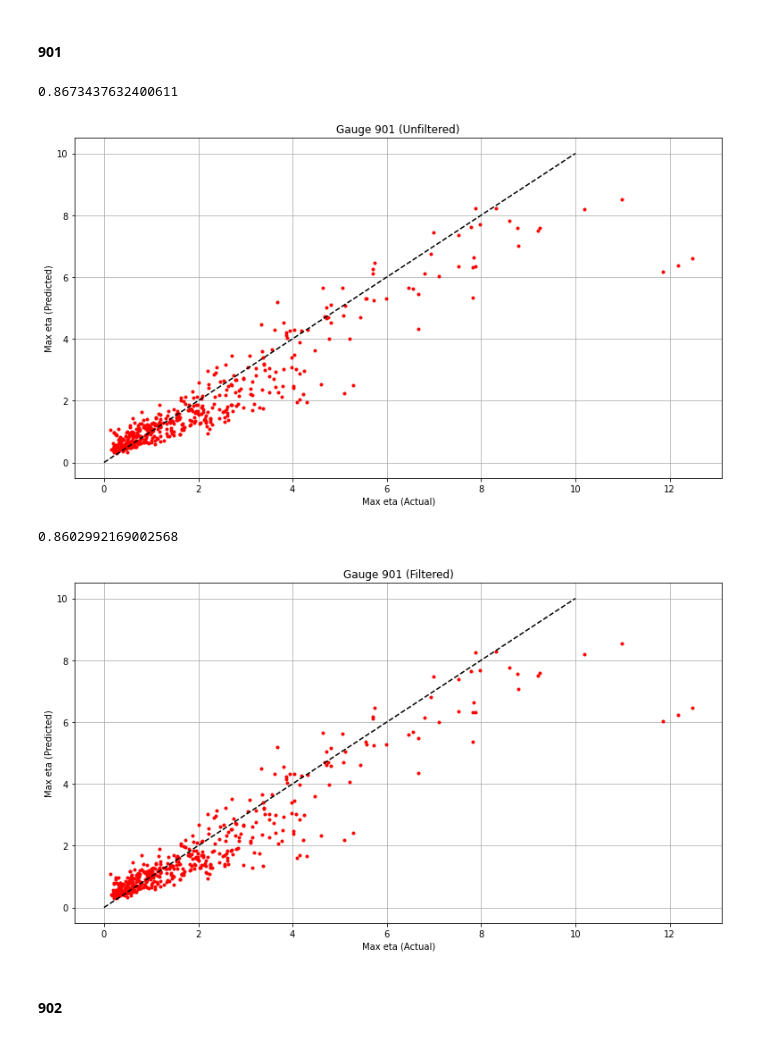
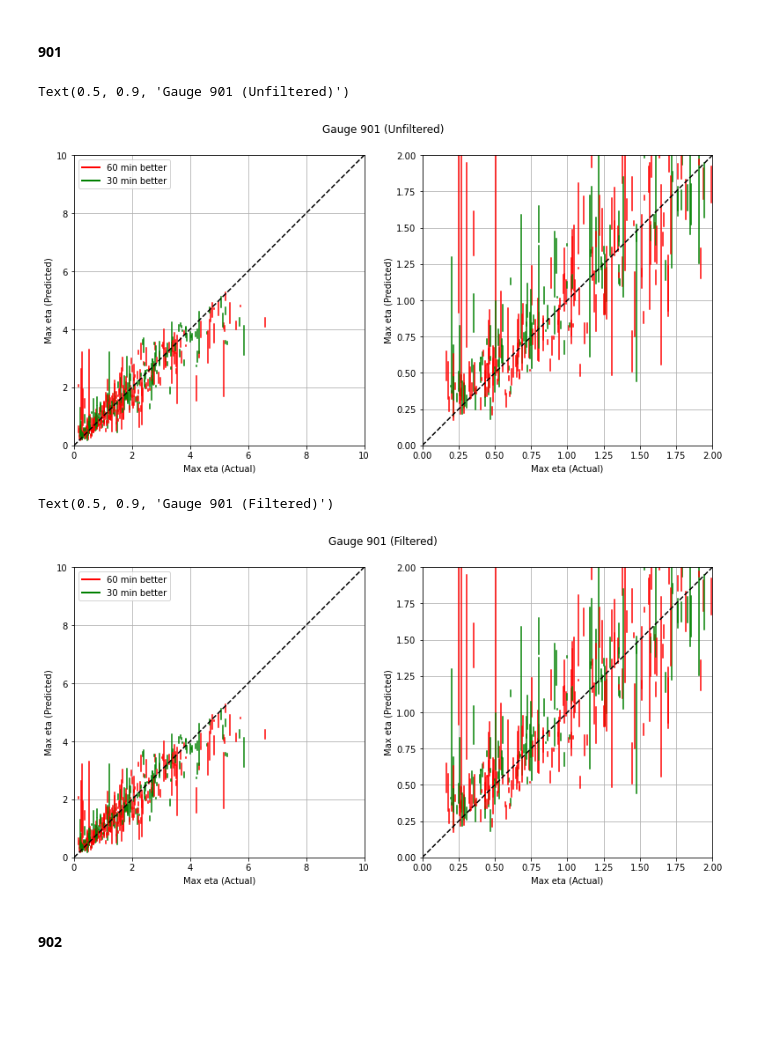
Before and after one commit to chrismhl/tsunami, a Jupyter notebook: Tsunami_TS_Regression.ipynb, the cells around one changed output. Saved outputs shown, nothing was run; the diff lists cells and outputs as text; code cells hidden in the pictures; blank space fills up the shorter version.

Commit message:
added scaling and comparison plots

```diff
--- a/Tsunami_TS_Regression.ipynb
+++ b/Tsunami_TS_Regression.ipynb
@@ -284,5 +299,0 @@ df = pd.DataFrame(dict)
-# %%
-# drop constant features
-print(feat702.shape)
-feat702 = feat702.loc[:, feat702.apply(pd.Series.nunique) != 1]
-print(feat702.shape)
@@ -306,12 +315,12 @@ Comment/uncomment the relevant block
 # %%
 # Creating/loading the max eta for desired gauges
 
-# find max eta for gauges
+# find max eta for gauge, starting time is the same so runs_used should be as well
 
-g901max = max_eta(eta,901,runs_used)
-g902max = max_eta(eta,902,runs_used)
-g911max = max_eta(eta,911,runs_used)
-g912max = max_eta(eta,912,runs_used)
+g901max = max_eta(eta,901,runs_used[0])
+g902max = max_eta(eta,902,runs_used[0])
+g911max = max_eta(eta,911,runs_used[0])
+g912max = max_eta(eta,912,runs_used[0])
 
 # find max eta for gauges, all runs
 
@@ -360,10 +382,9 @@ from sklearn.metrics import explained_variance_score
 # Uncomment this if using all runs (no thresholding)
 # runs_used = np.arange(1300)
 
-numruns = len(runs_used)
 testsize = 0.4
 
-unfilt_df = feat702 # change between normalized df and unscaled df for unfiltered models.
+plotlabels = ['60 min better', '30 min better']
 
 rseed = 1 # random seed used for train/test split
 # %%
@@ -457,2 +575,8 @@ SVR(C=1.0, cache_size=200, coef0=0.0, degree=3, epsilon=0.1, gamma='scale',
+# %%
+# Unfiltered
+pred_901, target_901, runs_901, evs_901 = train_test(feat702, g901max, runs_used, scale=True)
+
+# Filtered
+pred_901_f, target_901_f, runs_901_f, evs_901_f = train_test(feat702, g901max, runs_used, scale=True)
 # %% [markdown]
 ### Gauge 902
@@ -536,28 +607,19 @@ SVR(C=1.0, cache_size=200, coef0=0.0, degree=3, epsilon=0.1, gamma='scale',
 # %% [markdown]
 #### 901
 # %%
-pred_901 = regress901.predict(test_901)
-
-plot_test(test_901_target,pred_901,10)
-plt.legend
-title('Gauge 901 (Unfiltered)')
-plt.savefig('g901_subs.png')
-
-explained_variance_score(test_901_target,pred_901)
+plot_test_all(target_901,pred_901,10,2, plotlabels)
+suptitle('Gauge 901 (Unfiltered)', y = 0.9)
+# plt.savefig('g901_subs.png')
 # %% [output]
-0.8673437632400611
+Text(0.5, 0.9, 'Gauge 901 (Unfiltered)')
-[figure, old version]
+[figure, new version]
 # %%
-pred_901_f = regress901_f.predict(test_901_f)
-
-plot_test(test_901_f_target,pred_901_f,10)
-title('Gauge 901 (Filtered)')
-plt.savefig('g901_f_subs.png')
-
-explained_variance_score(test_901_f_target,pred_901_f)
+plot_test_all(target_901_f,pred_901_f,10,2, plotlabels)
+suptitle('Gauge 901 (Filtered)',y=0.9)
+# plt.savefig('g901_f_subs.png')
 # %% [output]
-0.8602992169002568
+Text(0.5, 0.9, 'Gauge 901 (Filtered)')
-[figure, old version]
+[figure, new version]
 # %% [markdown]
 #### 902
 # %%
```
Also changed, not shown: parts of 79 cells of this notebook.
